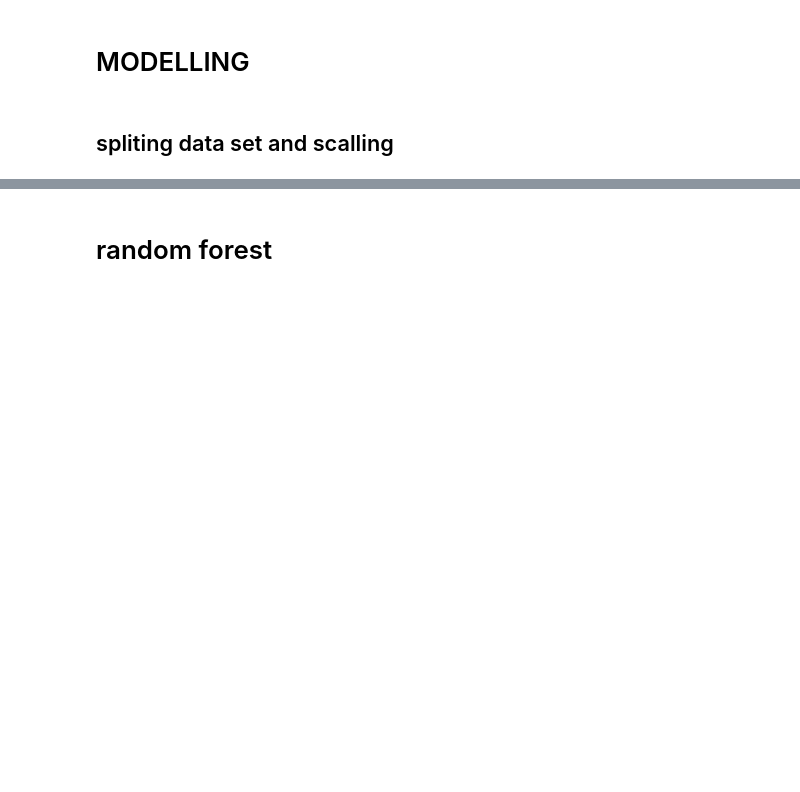
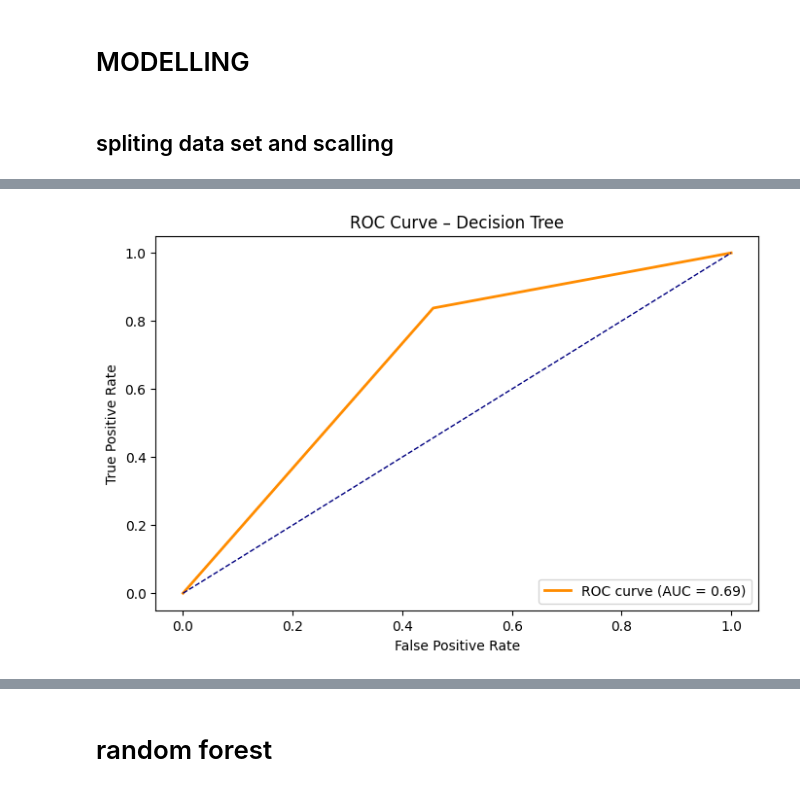
Before and after one commit to derrick4411/-Tunisian-Fraud-Detection-Challenge, a Jupyter notebook: tunisia_fraud.ipynb, the cells around one changed output, grey strips where cells are left out. Drawn from its saved outputs; the diff is of its cells as text; code cells hidden in the pictures; blank space fills up the shorter version.

```diff
--- a/tunisia_fraud.ipynb
+++ b/tunisia_fraud.ipynb
@@ -253,4 +294,7 @@ df.to_csv("tableau_data.csv", index=False)
 # %%
 # selecting features and target variable
 x = df.drop(['target', 'id'], axis=1)
-y = df['target']
+
+# Convert the continuous target variable into a binary classification problem
+# Assuming values close to zero are one class (e.g., 0) and non-zero values are another (e.g., 1)
+y = (df['target'] > 0).astype(int)
@@ -271,0 +330,12 @@ x_train, x_test, y_train, y_test = train_test_split(x, y, test_size=0.2, random_
+# %%
+dt_pipeline = Pipeline(steps=[('preprocessor', preprocessor),
+                              ('classifier', DecisionTreeClassifier(random_state=42))])
+
+dt_pipeline.fit(x_train, y_train)
+
+y_pred_dt = dt_pipeline.predict(x_test)
+
+print("Decision Tree Classification Report:")
+print(classification_report(y_test, y_pred_dt))
+print("Decision Tree Confusion Matrix:")
+print(confusion_matrix(y_test, y_pred_dt))
@@ -271,0 +360,19 @@ x_train, x_test, y_train, y_test = train_test_split(x, y, test_size=0.2, random_
+# %%
+# ROC Curve for decison tree
+
+from sklearn.metrics import roc_curve, auc
+
+y_prob_dt = dt_pipeline.predict_proba(x_test)[:, 1]
+fpr, tpr, _ = roc_curve(y_test, y_prob_dt)
+roc_auc = auc(fpr, tpr)
+
+plt.figure(figsize=(8, 5))
+plt.plot(fpr, tpr, color='darkorange', lw=2, label=f'ROC curve (AUC = {roc_auc:.2f})')
+plt.plot([0, 1], [0, 1], color='navy', lw=1, linestyle='--')
+plt.xlabel('False Positive Rate')
+plt.ylabel('True Positive Rate')
+plt.title('ROC Curve – Decision Tree')
+plt.legend(loc='lower right')
+plt.show()
+# %% [output]
+[figure, added]
```
Also changed, not shown: parts of 56 cells of this notebook.
